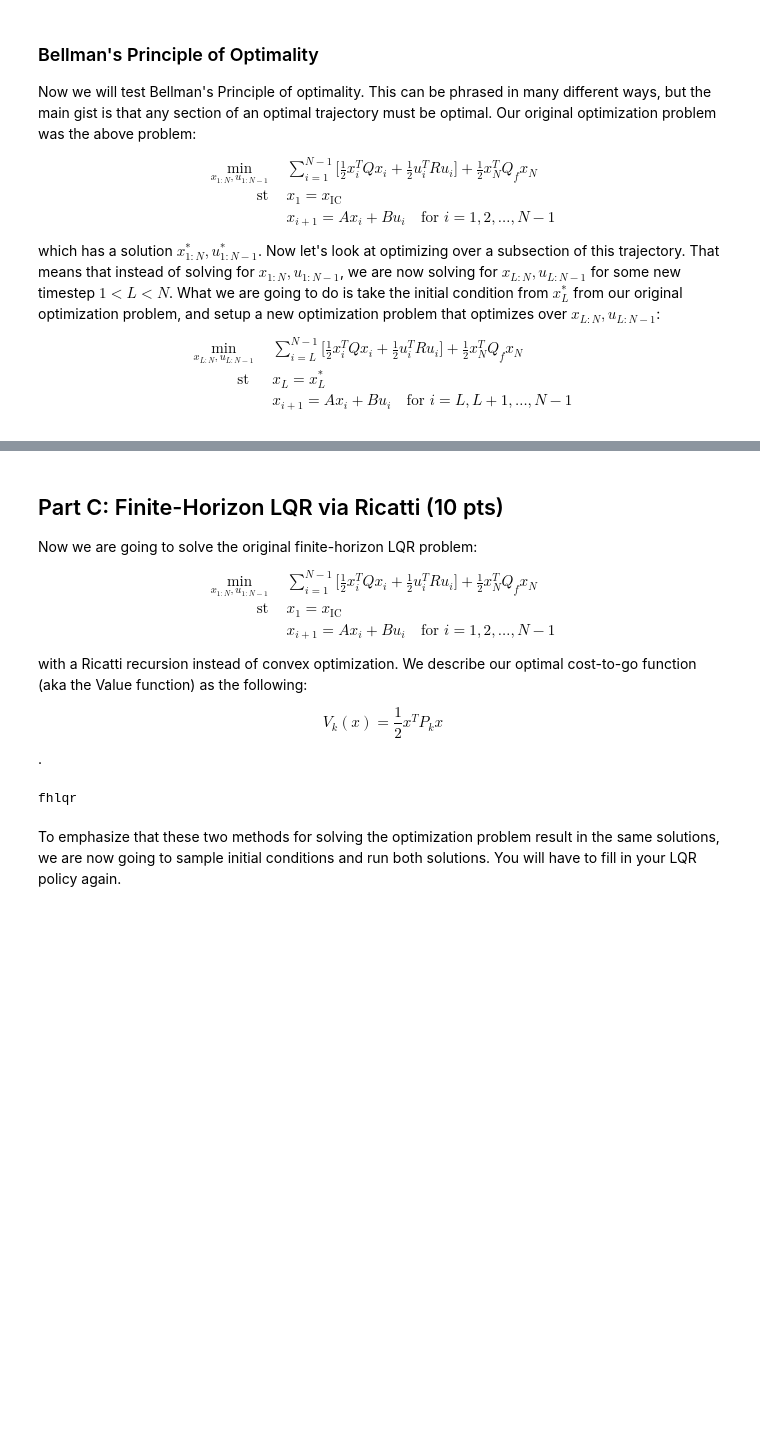
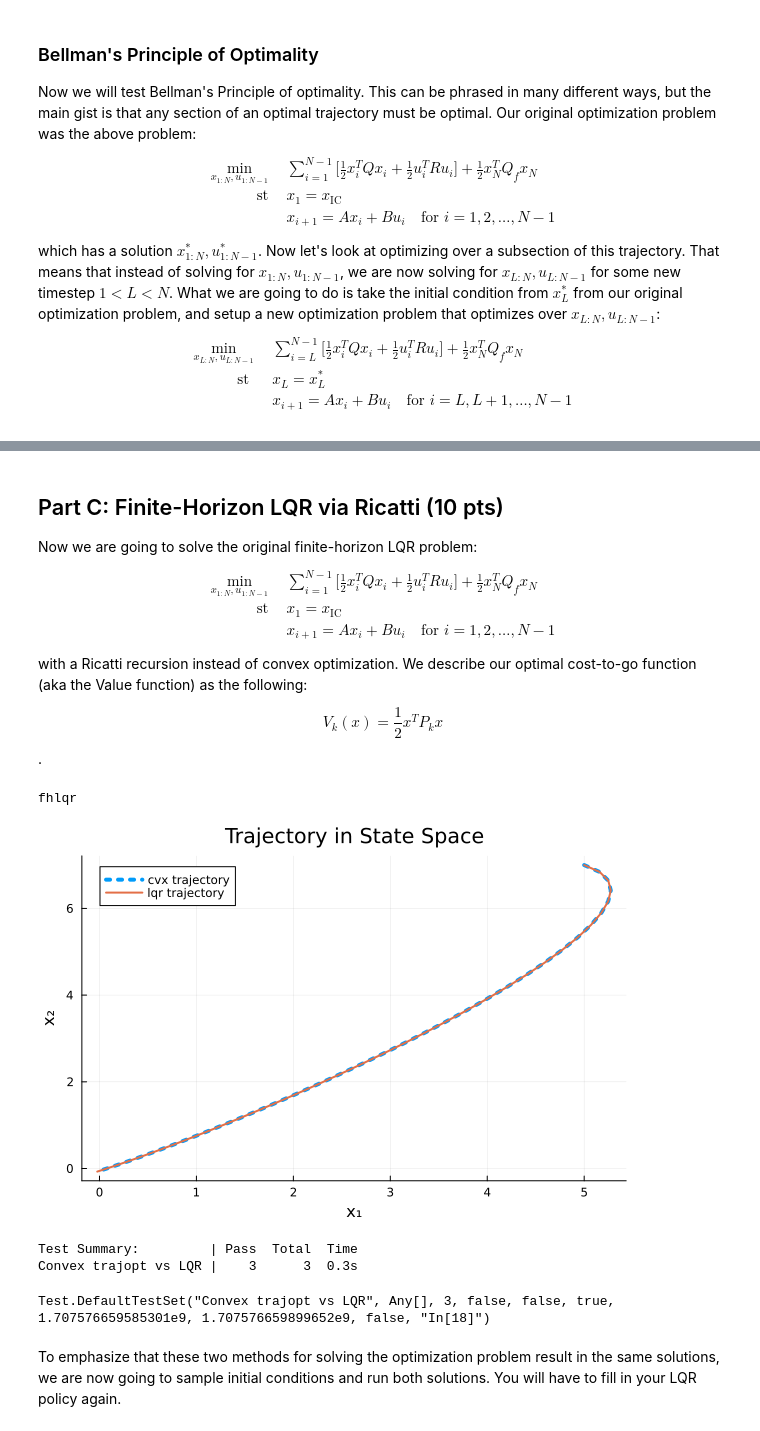
Before and after one commit to jc-bao/CMU16-745-Optimal-Control-HW, a Jupyter notebook: hw2/Q1.ipynb, the cells around one changed output, grey strips where cells are left out. Drawn from its saved outputs; the diff is of its cells as text; code cells hidden in the pictures; blank space fills up the shorter version.

```diff
--- a/hw2/Q1.ipynb
+++ b/hw2/Q1.ipynb
@@ -308,7 +330,9 @@ $$ \begin{align} \min_{x_{1:N},u_{1:N-1}} \quad & \sum_{i=1}^{N-1} \bigg[ \frac{
  \end{align}$$
  with a Ricatti recursion instead of convex optimization. We describe our optimal cost-to-go function (aka the Value function) as the following:
 
- $$V_k(x) = \frac{1}{2}x^TP_kx$$.
+ $$
+ V_k(x) = \frac{1}{2}x^TP_kx
+ $$.
 # %%
 """
 use the Ricatti recursion to calculate the cost to go quadratic matrix P and
@@ -338,9 +362,9 @@ function fhlqr(A::Matrix, # A matrix
     P[N] = deepcopy(Qf)
 
     # Ricatti
-    for k = NaN:NaN
-        # TODO
-
+    for k = N-1:-1:1
+        P[k] = Q + A'*P[k+1]*A - A'*P[k+1]*B*inv(R + B'*P[k+1]*B)*B'*P[k+1]*A
+        K[k] = inv(R + B'*P[k+1]*B)*B'*P[k+1]*A
     end
 
     return P, K
@@ -369,34 +393,39 @@ fhlqr
     Xsim_cvx = [zeros(nx) for i = 1:N]
     Xsim_cvx[1] = 1*x0
     Xsim_lqr = [zeros(nx) for i = 1:N]
     Xsim_lqr[1] = 1*x0
     for i = 1:N-1
         # simulate cvx control
         Xsim_cvx[i+1] = A*Xsim_cvx[i] + B*Ucvx[i]
 
         # TODO: use your FHLQR control gains K to calculate u_lqr
         # simulate lqr control
-        u_lqr = zeros(2)
+        u_lqr = -K[i]*Xsim_lqr[i]
         Xsim_lqr[i+1] = A*Xsim_lqr[i] + B*u_lqr
     end
 
 
     @test isapprox(Xsim_lqr[end], [-0.02286201, -0.0714058, -0.21259, -0.154030], rtol = 1e-3)
     @test 1e-13 < norm(Xsim_lqr[end] - Xsim_cvx[end]) < 1e-3
     @test 1e-13 < maximum(norm.(Xsim_lqr - Xsim_cvx)) < 1e-3
 
 
     # ------------------------plotting--------------------------
     X1m = mat_from_vec(Xsim_cvx)
     X2m = mat_from_vec(Xsim_lqr)
     # plot trajectory in x1 x2 space
     plot(X1m[1,:],X1m[2,:], label = "cvx trajectory", lw = 4, ls = :dot)
     display(plot!(X2m[1,:],X2m[2,:],
                  title = "Trajectory in State Space",
                  ylabel = "x₂", xlabel = "x₁", lw = 2, label = "lqr trajectory"))
     # ------------------------plotting--------------------------
 
 end
+# %% [output]
+[figure, added]
+Test Summary:         | Pass  Total  Time
+Convex trajopt vs LQR |    3      3  0.3s
+Test.DefaultTestSet("Convex trajopt vs LQR", Any[], 3, false, false, true, 1.707576659585301e9, 1.707576659899652e9, false, "In[18]")
 # %% [markdown]
 To emphasize that these two methods for solving the optimization problem result in the same solutions, we are now going to sample initial conditions and run both solutions. You will have to fill in your LQR policy again.
 # %%
```
Also changed, not shown: parts of 12 cells of this notebook, 3 other files.
